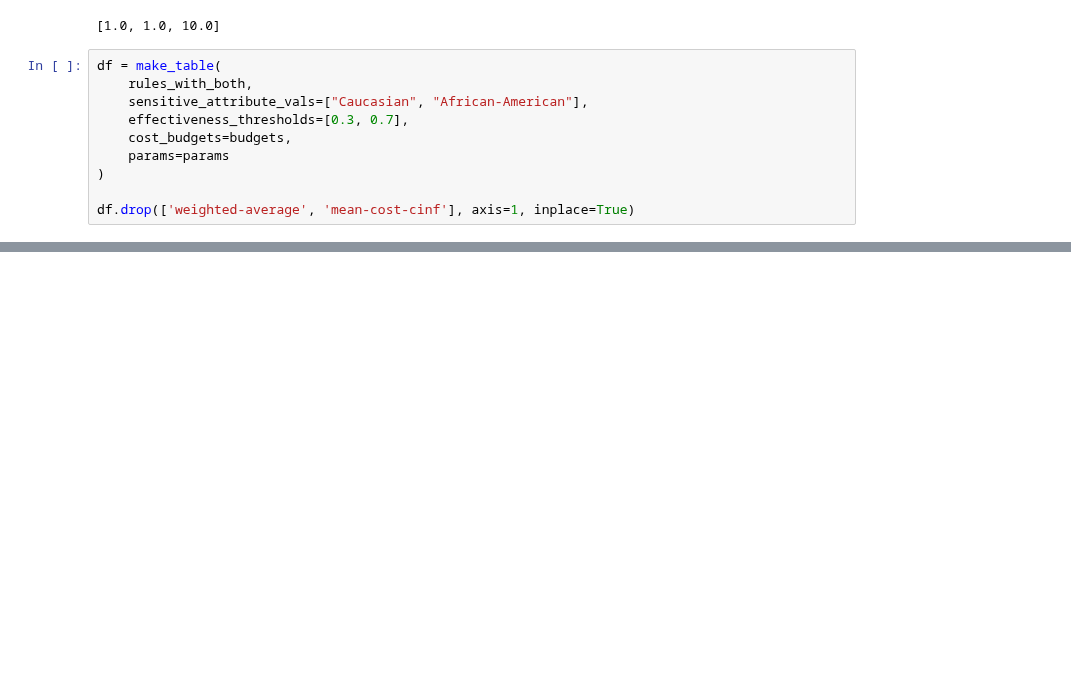
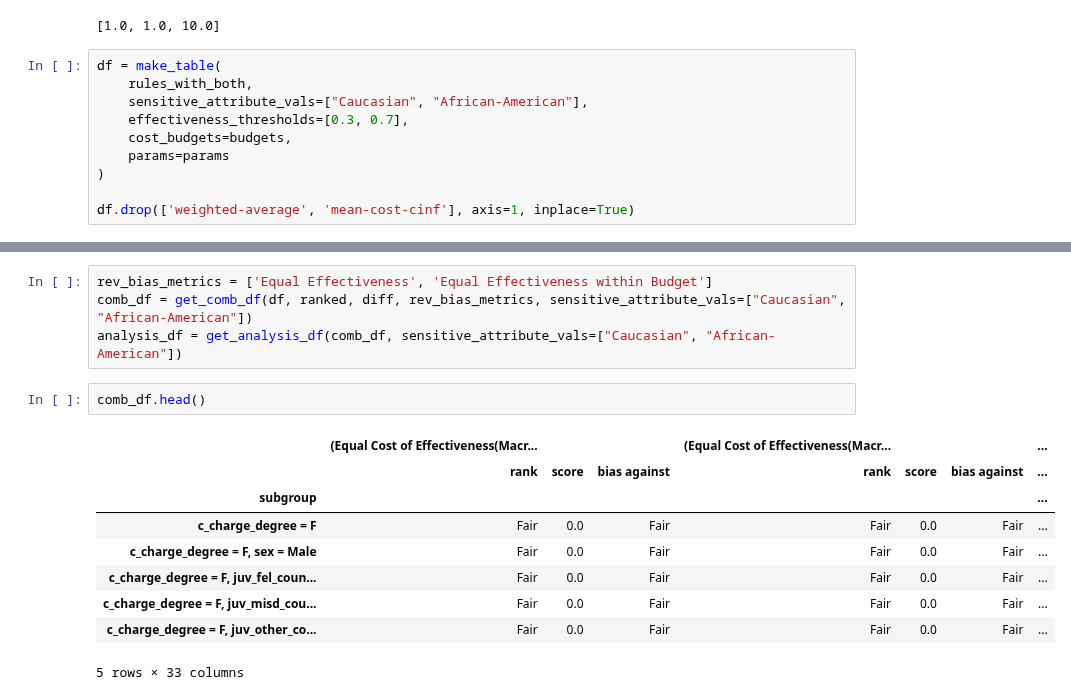
Before and after one commit to AutoFairAthenaRC/FACTS, a Jupyter notebook: facts/CompasDataset/Compas-Experiments.ipynb, the cells around one changed output, grey strips where cells are left out. Cells and saved outputs as stored; diff of their text form; blank space fills up the shorter version.

```diff
--- a/facts/CompasDataset/Compas-Experiments.ipynb
+++ b/facts/CompasDataset/Compas-Experiments.ipynb
@@ -493,0 +496,16 @@ ValueError: cannot handle a non-unique multi-index!
+# %%
+rev_bias_metrics = ['Equal Effectiveness', 'Equal Effectiveness within Budget']
+comb_df = get_comb_df(df, ranked, diff, rev_bias_metrics, sensitive_attribute_vals=["Caucasian", "African-American"])
+analysis_df = get_analysis_df(comb_df, sensitive_attribute_vals=["Caucasian", "African-American"])
+# %%
+comb_df.head()
+# %% [output]
+|  | (Equal Cost of Effectiveness(Macr... |  |  | (Equal Cost of Effectiveness(Macr... |  |  | ... |
+|  | rank | score | bias against | rank | score | bias against | ... |
+| subgroup |  |  |  |  |  |  | ... |
+| c_charge_degree = F | Fair | 0.0 | Fair | Fair | 0.0 | Fair | ... |
+| c_charge_degree = F, sex = Male | Fair | 0.0 | Fair | Fair | 0.0 | Fair | ... |
+| c_charge_degree = F, juv_fel_coun... | Fair | 0.0 | Fair | Fair | 0.0 | Fair | ... |
+| c_charge_degree = F, juv_misd_cou... | Fair | 0.0 | Fair | Fair | 0.0 | Fair | ... |
+| c_charge_degree = F, juv_other_co... | Fair | 0.0 | Fair | Fair | 0.0 | Fair | ... |
+5 rows × 33 columns
```
Also changed, not shown: parts of 7 cells of this notebook, 2 other files.
